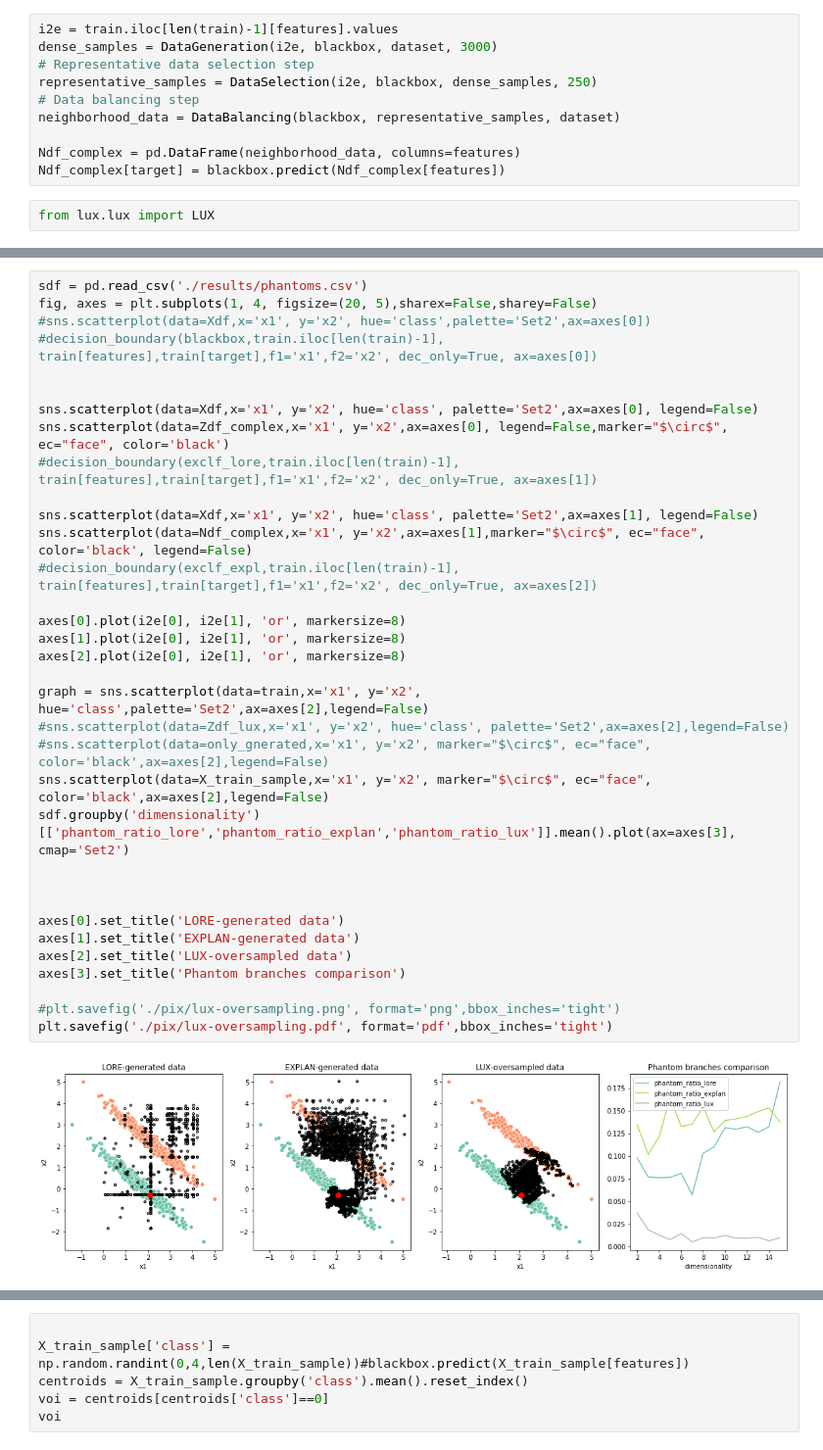
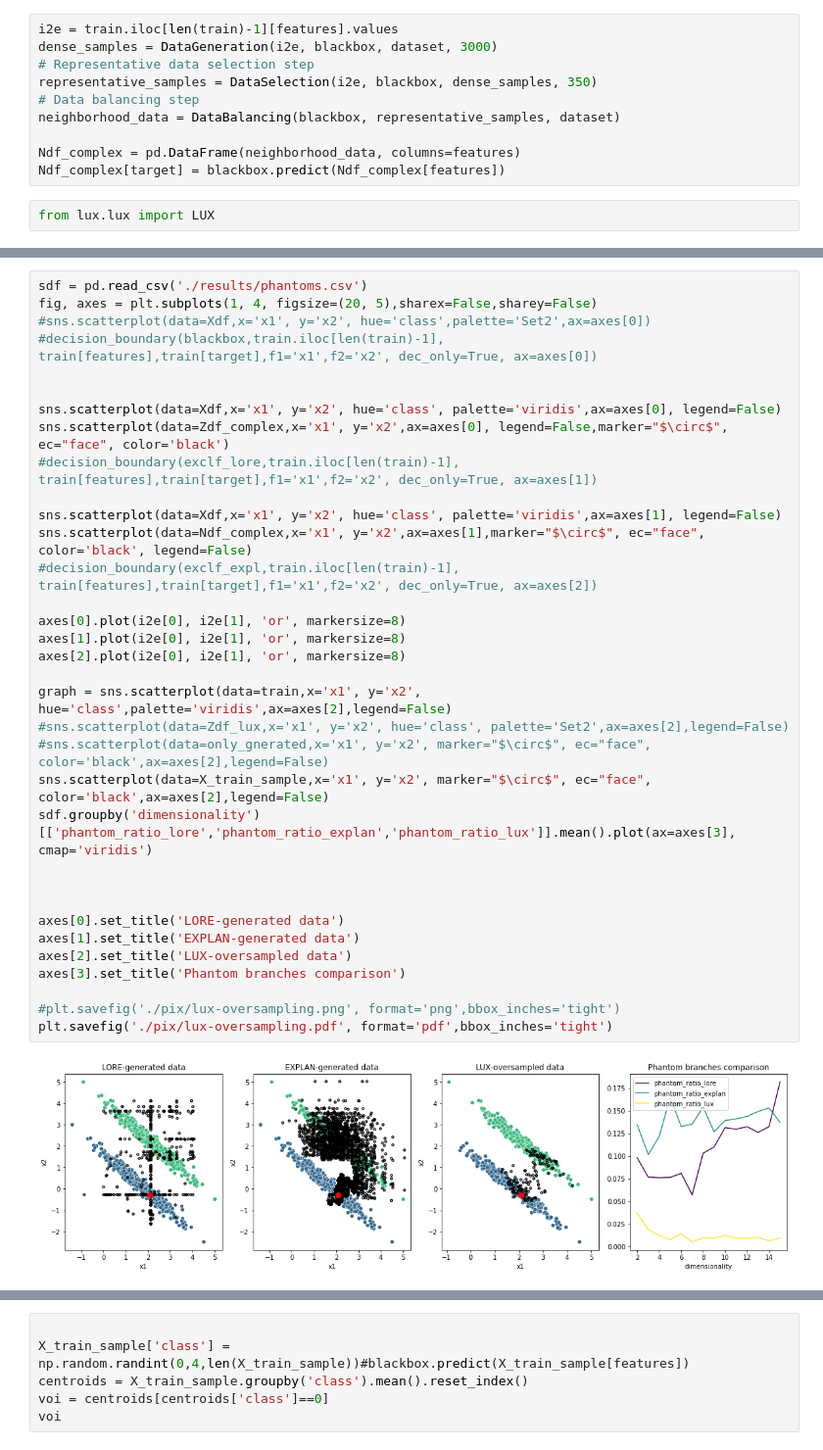
Before and after one commit to sbobek/lux, a Jupyter notebook: lux_paper_figures.ipynb, the cells around one changed output, grey strips where cells are left out. Shown at 98% size. Saved outputs shown, nothing was run; the diff lists cells and outputs as text.

```diff
--- a/lux_paper_figures.ipynb
+++ b/lux_paper_figures.ipynb
@@ -1027,7 +944,7 @@ Zdf_complex,Z = generate_phantom_data(idx_record2explain=len(train)-1, X2E=train
 i2e = train.iloc[len(train)-1][features].values
 dense_samples = DataGeneration(i2e, blackbox, dataset, 3000)
 # Representative data selection step
-representative_samples = DataSelection(i2e, blackbox, dense_samples, 250)
+representative_samples = DataSelection(i2e, blackbox, dense_samples, 350)
 # Data balancing step
 neighborhood_data = DataBalancing(blackbox, representative_samples, dataset)
 
@@ -1063,38 +980,38 @@ Done 3.731404958677686 upsampling
 sdf = pd.read_csv('./results/phantoms.csv')
 fig, axes = plt.subplots(1, 4, figsize=(20, 5),sharex=False,sharey=False)
 #sns.scatterplot(data=Xdf,x='x1', y='x2', hue='class',palette='Set2',ax=axes[0])
 #decision_boundary(blackbox,train.iloc[len(train)-1], train[features],train[target],f1='x1',f2='x2', dec_only=True, ax=axes[0])
 
 
-sns.scatterplot(data=Xdf,x='x1', y='x2', hue='class', palette='Set2',ax=axes[0], legend=False)
+sns.scatterplot(data=Xdf,x='x1', y='x2', hue='class', palette='viridis',ax=axes[0], legend=False)
 sns.scatterplot(data=Zdf_complex,x='x1', y='x2',ax=axes[0], legend=False,marker="$\circ$", ec="face", color='black')
 #decision_boundary(exclf_lore,train.iloc[len(train)-1], train[features],train[target],f1='x1',f2='x2', dec_only=True, ax=axes[1])
 
-sns.scatterplot(data=Xdf,x='x1', y='x2', hue='class', palette='Set2',ax=axes[1], legend=False)
+sns.scatterplot(data=Xdf,x='x1', y='x2', hue='class', palette='viridis',ax=axes[1], legend=False)
 sns.scatterplot(data=Ndf_complex,x='x1', y='x2',ax=axes[1],marker="$\circ$", ec="face", color='black', legend=False)
 #decision_boundary(exclf_expl,train.iloc[len(train)-1], train[features],train[target],f1='x1',f2='x2', dec_only=True, ax=axes[2])
 
 axes[0].plot(i2e[0], i2e[1], 'or', markersize=8)
 axes[1].plot(i2e[0], i2e[1], 'or', markersize=8)
 axes[2].plot(i2e[0], i2e[1], 'or', markersize=8)
 
-graph = sns.scatterplot(data=train,x='x1', y='x2', hue='class',palette='Set2',ax=axes[2],legend=False)
+graph = sns.scatterplot(data=train,x='x1', y='x2', hue='class',palette='viridis',ax=axes[2],legend=False)
 #sns.scatterplot(data=Zdf_lux,x='x1', y='x2', hue='class', palette='Set2',ax=axes[2],legend=False)
 #sns.scatterplot(data=only_gnerated,x='x1', y='x2', marker="$\circ$", ec="face", color='black',ax=axes[2],legend=False)
 sns.scatterplot(data=X_train_sample,x='x1', y='x2', marker="$\circ$", ec="face", color='black',ax=axes[2],legend=False)
-sdf.groupby('dimensionality')[['phantom_ratio_lore','phantom_ratio_explan','phantom_ratio_lux']].mean().plot(ax=axes[3], cmap='Set2')
+sdf.groupby('dimensionality')[['phantom_ratio_lore','phantom_ratio_explan','phantom_ratio_lux']].mean().plot(ax=axes[3], cmap='viridis')
 
 
 
 axes[0].set_title('LORE-generated data')
 axes[1].set_title('EXPLAN-generated data')
 axes[2].set_title('LUX-oversampled data')
 axes[3].set_title('Phantom branches comparison')
 
 #plt.savefig('./pix/lux-oversampling.png', format='png',bbox_inches='tight')
 plt.savefig('./pix/lux-oversampling.pdf', format='pdf',bbox_inches='tight')
 # %% [output]
-[figure, old version]
+[figure, new version]
 # %%
 X_train_sample.shape
 # %% [output]
```
Also changed, not shown: parts of 60 cells of this notebook, 6 other files.
